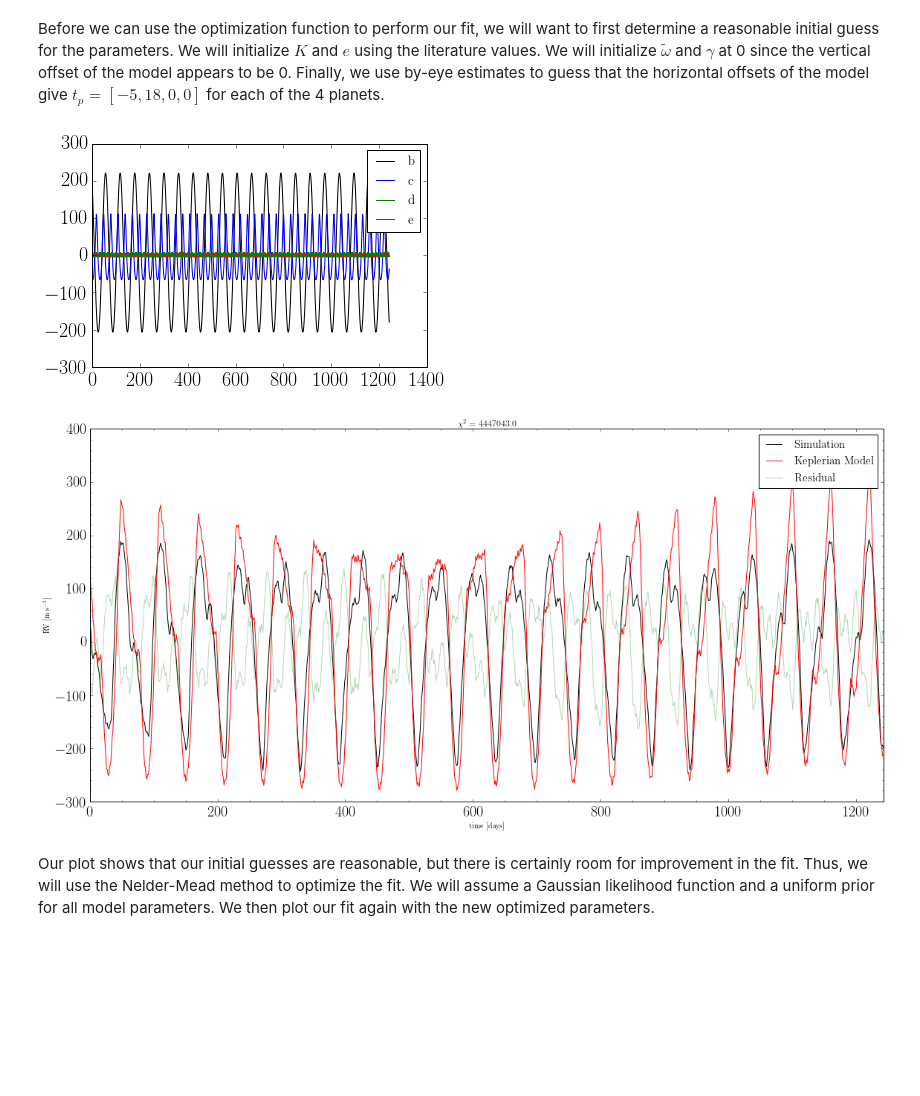
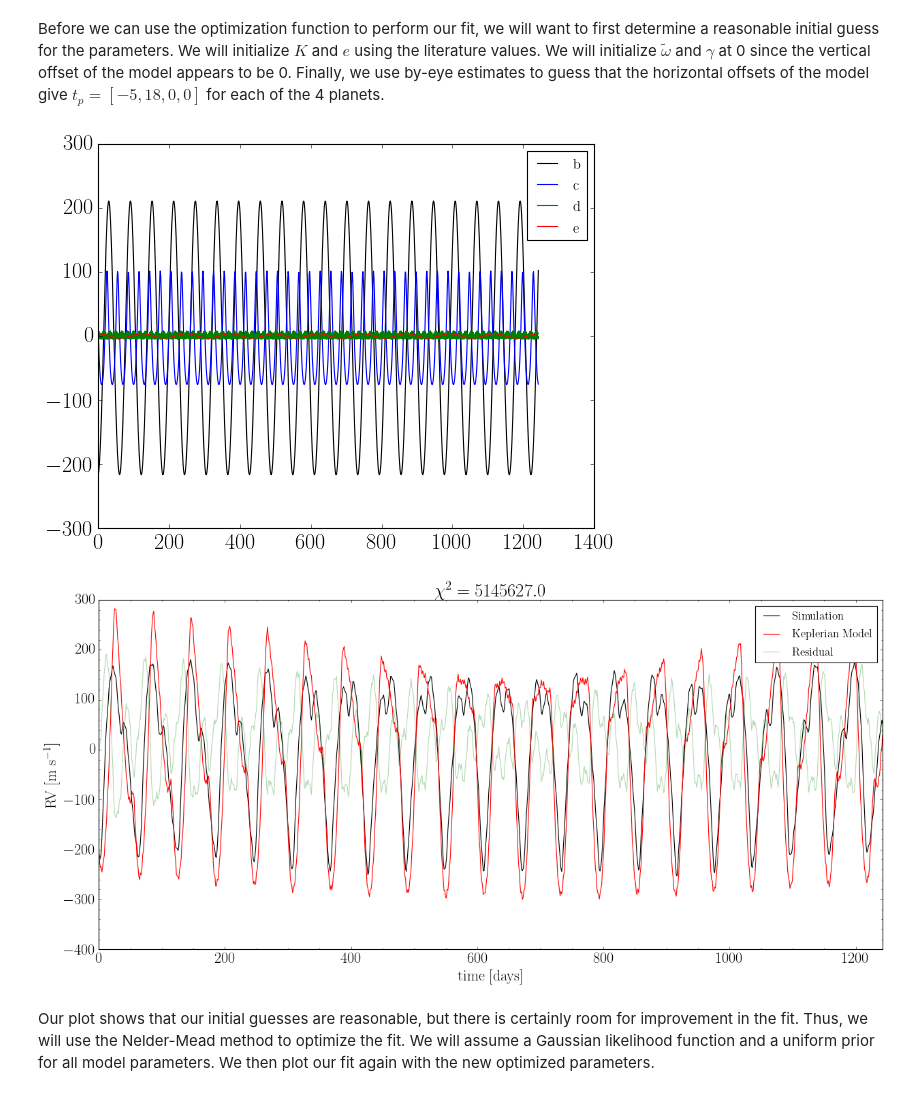
Before and after one commit to hdelgad9/astr597_exo, a Jupyter notebook: HW_3/transit_timing_variation_v4.ipynb, the cells around one changed output. Drawn from its saved outputs; the diff is of its cells as text; code cells hidden in the pictures; blank space fills up the shorter version.

```diff
--- a/HW_3/transit_timing_variation_v4.ipynb
+++ b/HW_3/transit_timing_variation_v4.ipynb
@@ -370,25 +370,25 @@ Before we can use the optimization function to perform our fit, we will want to
 # %%
 K_init = K
 e_init = e
 pomega_init = np.zeros(N)
-gamma_init  = np.zeros(N)
-tp_init = np.array([-5,18,0,0])
+gamma_init  = np.array([-10,-10,0,0])
+tp_init = np.array([30,25,0,0])
 
 star_rv_model, planet_rvs = rv_system(times, K_init, P, tp_init, e_init, pomega_init, gamma_init)
 
 # =====================
-# Plot each planet rv
+# Plot each component of star rv
 # =====================
 
 for k in range(N):
     plt.plot(times, planet_rvs[k], color=colors[k], label='{}'.format(names[k+1]))
 plt.legend(loc='upper right', fontsize=13);
 # %% [output]
-[figure, old version]
+[figure, new version]
 # %%
 plot_model(times, star_rv_sim, star_rv_err, star_rv_model, save='plots/initial_fit.png')
 # %% [output]
-[figure, old version]
+[figure, new version]
 # %% [markdown]
 Our plot shows that our initial guesses are reasonable, but there is certainly room for improvement in the fit. Thus, we will use the Nelder-Mead method to optimize the fit. We will assume a Gaussian likelihood function and a uniform prior for all model parameters. We then plot our fit again with the new optimized parameters.
 # %%
```
Also changed, not shown: parts of 6 cells of this notebook.
